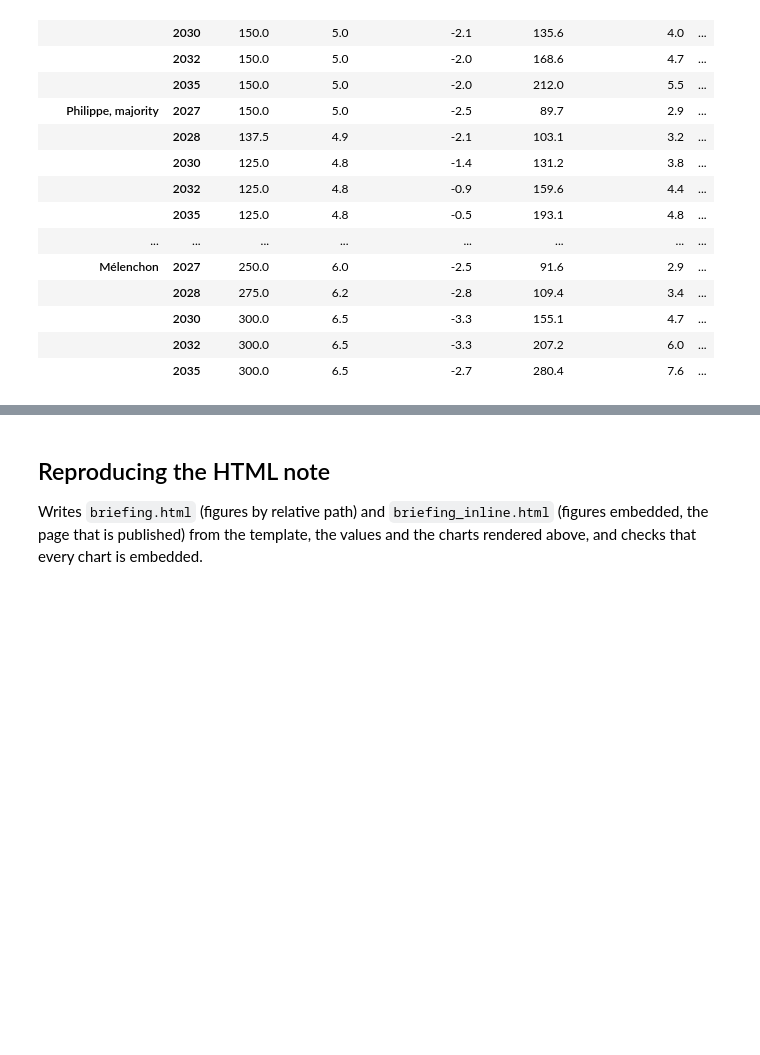
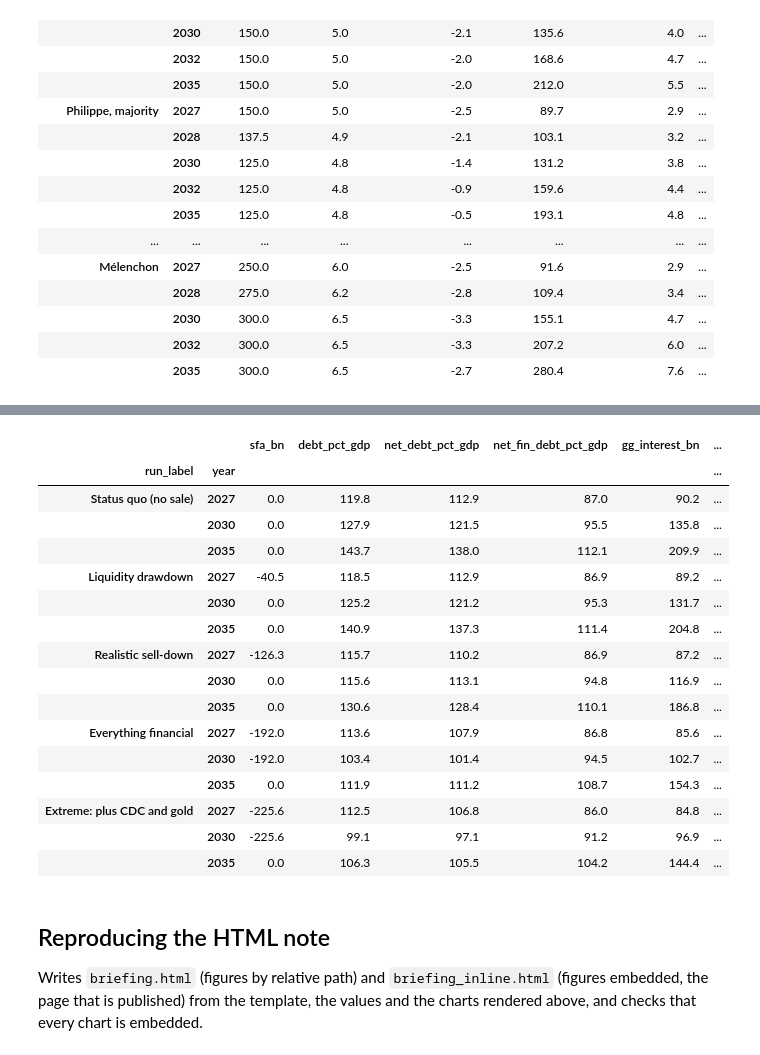
Before and after one commit to adrianchiu1/redbox, a Jupyter notebook: notebooks/France_fiscal_brief_20261013.ipynb, the cells around one changed output, grey strips where cells are left out. Cells and saved outputs as stored; diff of their text form; code cells hidden in the pictures; blank space fills up the shorter version.

```diff
--- a/notebooks/France_fiscal_brief_20261013.ipynb
+++ b/notebooks/France_fiscal_brief_20261013.ipynb
@@ -305,3 +360,26 @@ res[res.year.isin([2027, 2028, 2030, 2032, 2035])][cols].round(1).set_index(["la
+# %%
+sd = pd.read_csv(FIG / "selldown_FRA.csv")
+cols = ["run_label", "year", "sfa_bn", "debt_pct_gdp", "net_debt_pct_gdp", "net_fin_debt_pct_gdp", "gg_interest_bn",
+        "asset_income_bn", "net_interest_bn", "deficit_pct_gdp", "primary_balance_pct"]
+sd[sd.year.isin([2027, 2030, 2035])][cols].round(1).set_index(["run_label", "year"])
+# %% [output]
+|  |  | sfa_bn | debt_pct_gdp | net_debt_pct_gdp | net_fin_debt_pct_gdp | gg_interest_bn | ... |
+| run_label | year |  |  |  |  |  | ... |
+| Status quo (no sale) | 2027 | 0.0 | 119.8 | 112.9 | 87.0 | 90.2 | ... |
+|  | 2030 | 0.0 | 127.9 | 121.5 | 95.5 | 135.8 | ... |
+|  | 2035 | 0.0 | 143.7 | 138.0 | 112.1 | 209.9 | ... |
+| Liquidity drawdown | 2027 | -40.5 | 118.5 | 112.9 | 86.9 | 89.2 | ... |
+|  | 2030 | 0.0 | 125.2 | 121.2 | 95.3 | 131.7 | ... |
+|  | 2035 | 0.0 | 140.9 | 137.3 | 111.4 | 204.8 | ... |
+| Realistic sell-down | 2027 | -126.3 | 115.7 | 110.2 | 86.9 | 87.2 | ... |
+|  | 2030 | 0.0 | 115.6 | 113.1 | 94.8 | 116.9 | ... |
+|  | 2035 | 0.0 | 130.6 | 128.4 | 110.1 | 186.8 | ... |
+| Everything financial | 2027 | -192.0 | 113.6 | 107.9 | 86.8 | 85.6 | ... |
+|  | 2030 | -192.0 | 103.4 | 101.4 | 94.5 | 102.7 | ... |
+|  | 2035 | 0.0 | 111.9 | 111.2 | 108.7 | 154.3 | ... |
+| Extreme: plus CDC and gold | 2027 | -225.6 | 112.5 | 106.8 | 86.0 | 84.8 | ... |
+|  | 2030 | -225.6 | 99.1 | 97.1 | 91.2 | 96.9 | ... |
+|  | 2035 | 0.0 | 106.3 | 105.5 | 104.2 | 144.4 | ... |
 # %% [markdown]
 ## Reproducing the HTML note
 
```
Also changed, not shown: parts of 10 cells of this notebook, 26 other files.
